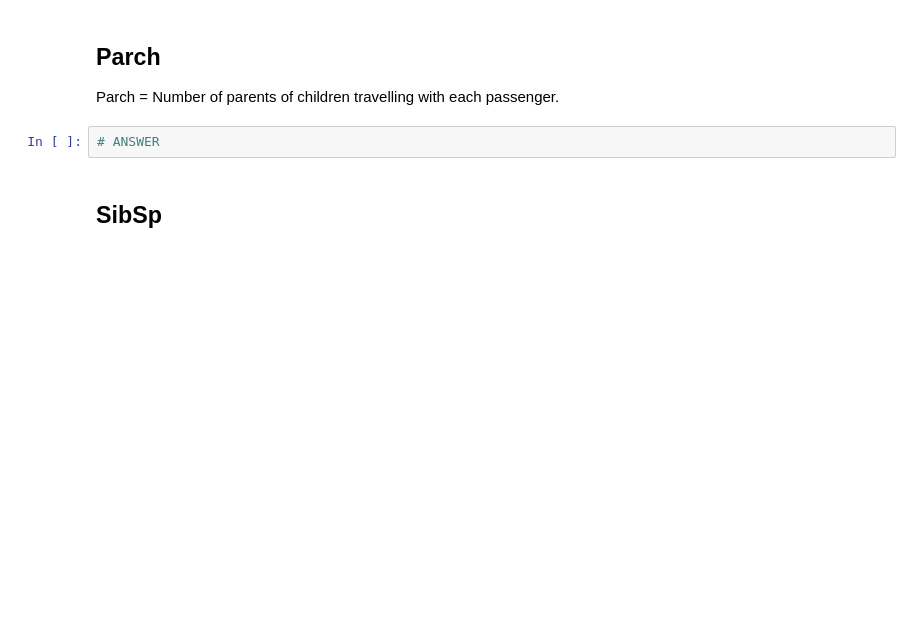
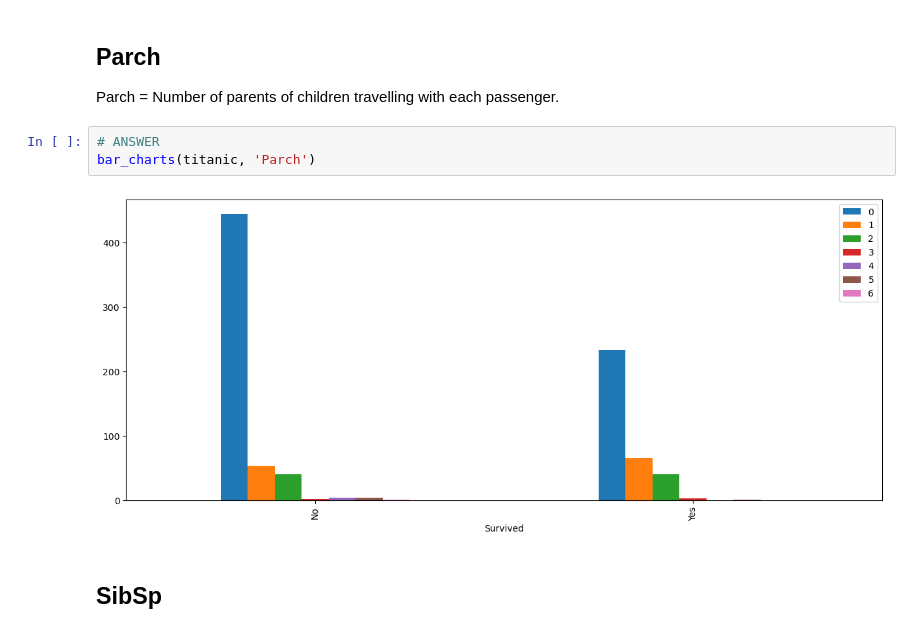
Before and after one commit to nhityv/IOD-testing, a Jupyter notebook: Module2/Labs2/IOD_Lab 2.2.1.ipynb, the cells around one changed output. Saved outputs shown, nothing was run; the diff lists cells and outputs as text; blank space fills up the shorter version.

```diff
--- a/Module2/Labs2/IOD_Lab 2.2.1.ipynb
+++ b/Module2/Labs2/IOD_Lab 2.2.1.ipynb
@@ -203,5 +306,8 @@ Use barchart to find relationship between survived and sex.  Note your findings.
 Parch = Number of parents of children travelling with each passenger.
 # %%
 # ANSWER
+bar_charts(titanic, 'Parch')
+# %% [output]
+[figure, added]
 # %% [markdown]
 ## SibSp
```
Also changed, not shown: parts of 32 cells of this notebook, 2 other files.
